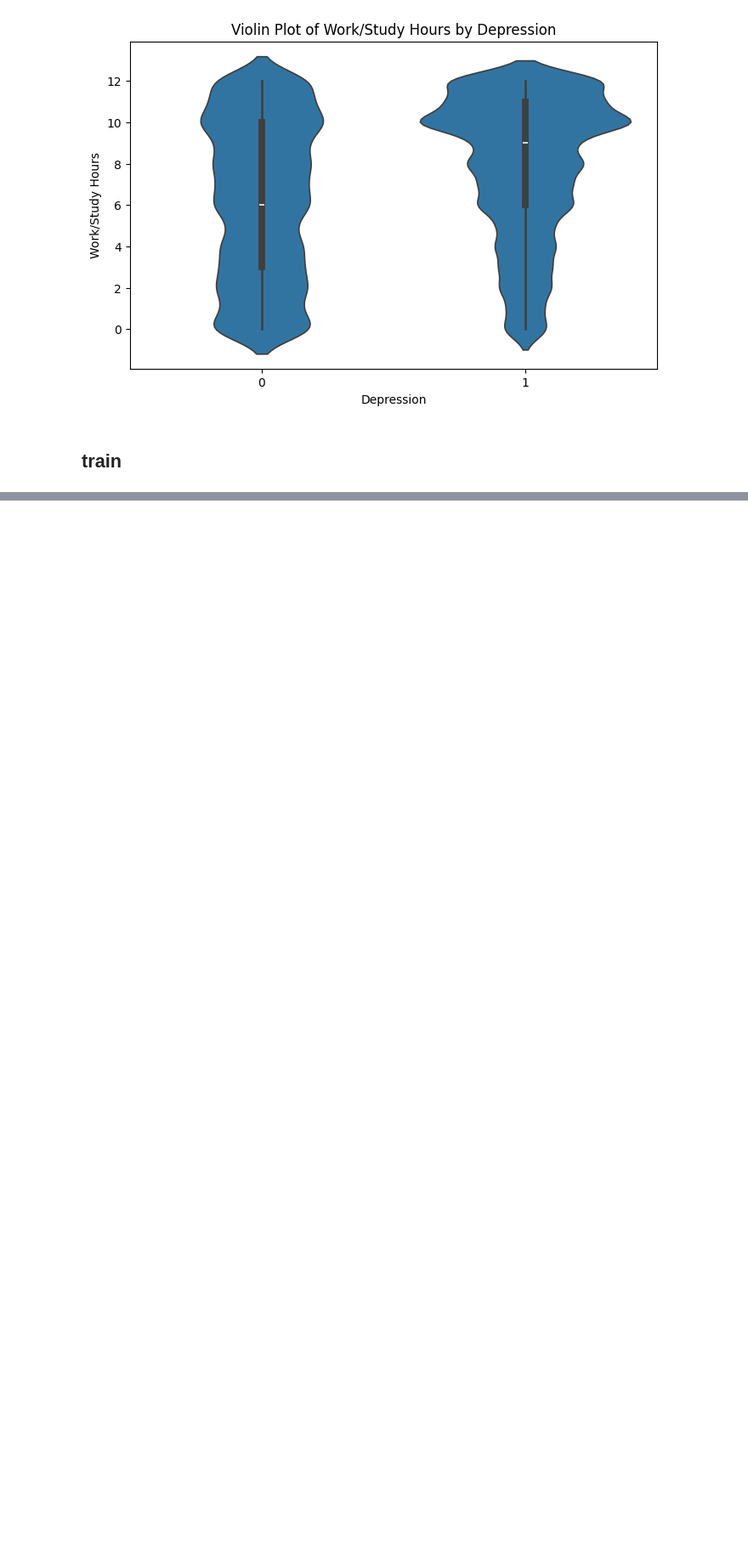
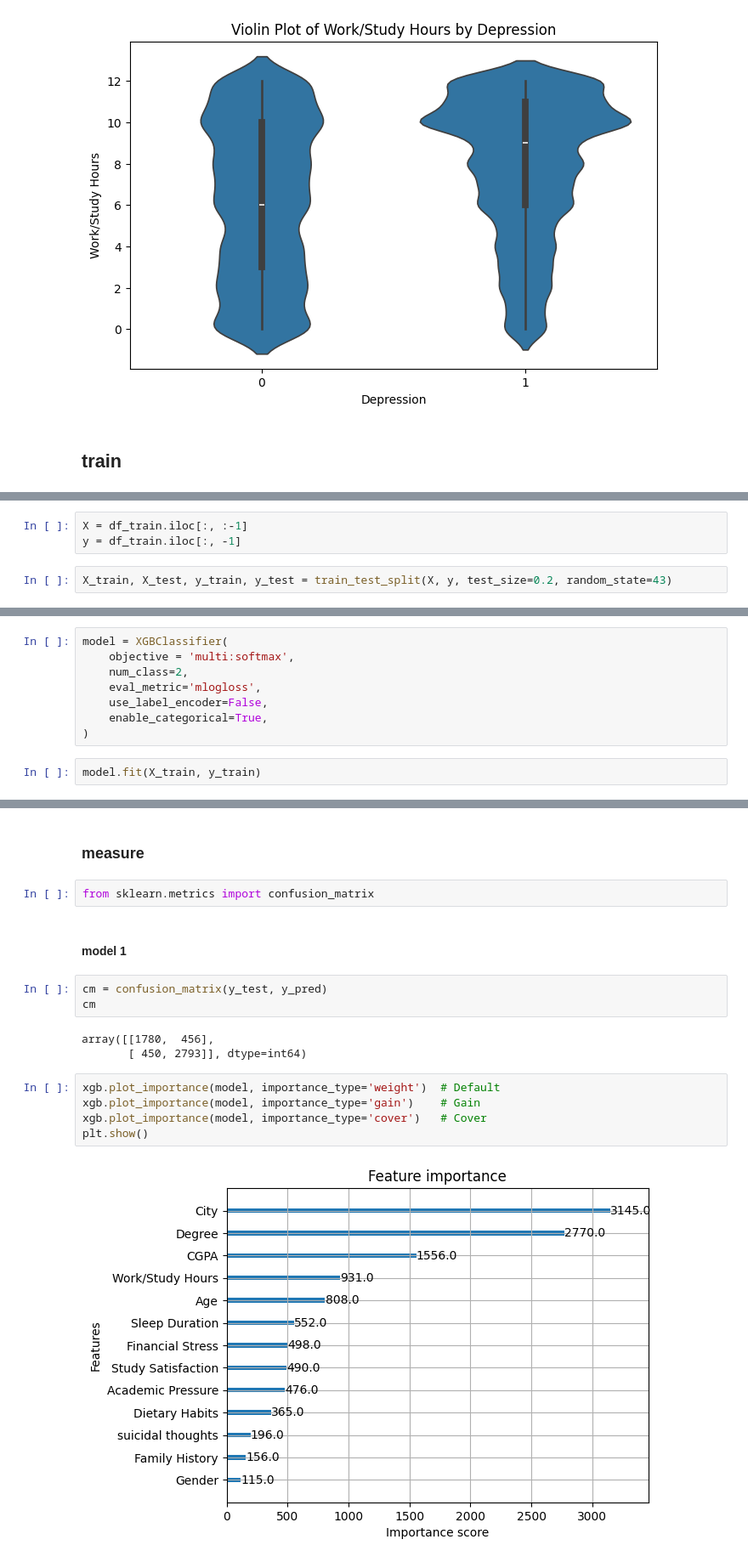
Before and after one commit to DenysHorshcov/pet2, a Jupyter notebook: pet2.ipynb, the cells around one changed output, grey strips where cells are left out. Shown at 85% size. Drawn from its saved outputs; the diff is of its cells as text; blank space fills up the shorter version.

Commit message:
add model

```diff
--- a/pet2.ipynb
+++ b/pet2.ipynb
@@ -568,0 +599,5 @@ for col in numerical_columns:
+# %%
+X = df_train.iloc[:, :-1]
+y = df_train.iloc[:, -1]
+# %%
+X_train, X_test, y_train, y_test = train_test_split(X, y, test_size=0.2, random_state=43)
@@ -568,0 +606,10 @@ for col in numerical_columns:
+# %%
+model = XGBClassifier(
+    objective = 'multi:softmax',
+    num_class=2,
+    eval_metric='mlogloss',
+    use_label_encoder=False,
+    enable_categorical=True,
+)
+# %%
+model.fit(X_train, y_train)
@@ -569,2 +703,19 @@ for col in numerical_columns:
 # %% [markdown]
-###
+### measure
+# %%
+from sklearn.metrics import confusion_matrix
+# %% [markdown]
+#### model 1
+# %%
+cm = confusion_matrix(y_test, y_pred)
+cm
+# %% [output]
+array([[1780,  456],
+       [ 450, 2793]], dtype=int64)
+# %%
+xgb.plot_importance(model, importance_type='weight')  # Default
+xgb.plot_importance(model, importance_type='gain')    # Gain
+xgb.plot_importance(model, importance_type='cover')   # Cover
+plt.show()
+# %% [output]
+[figure, added]
```
Also changed, not shown: parts of 33 cells of this notebook.
